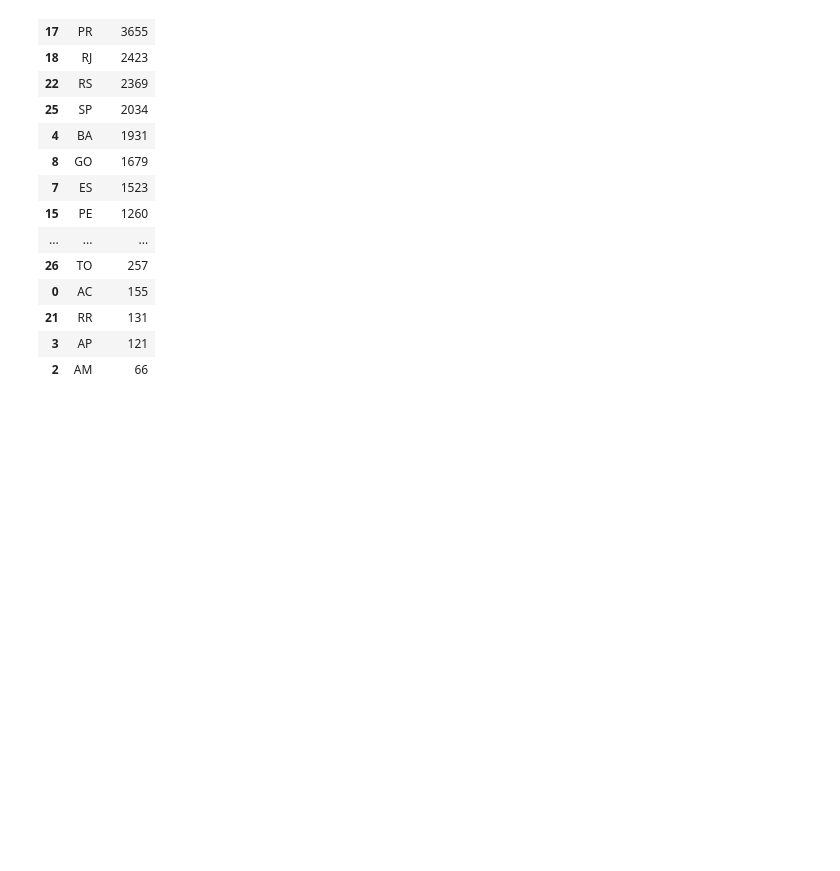
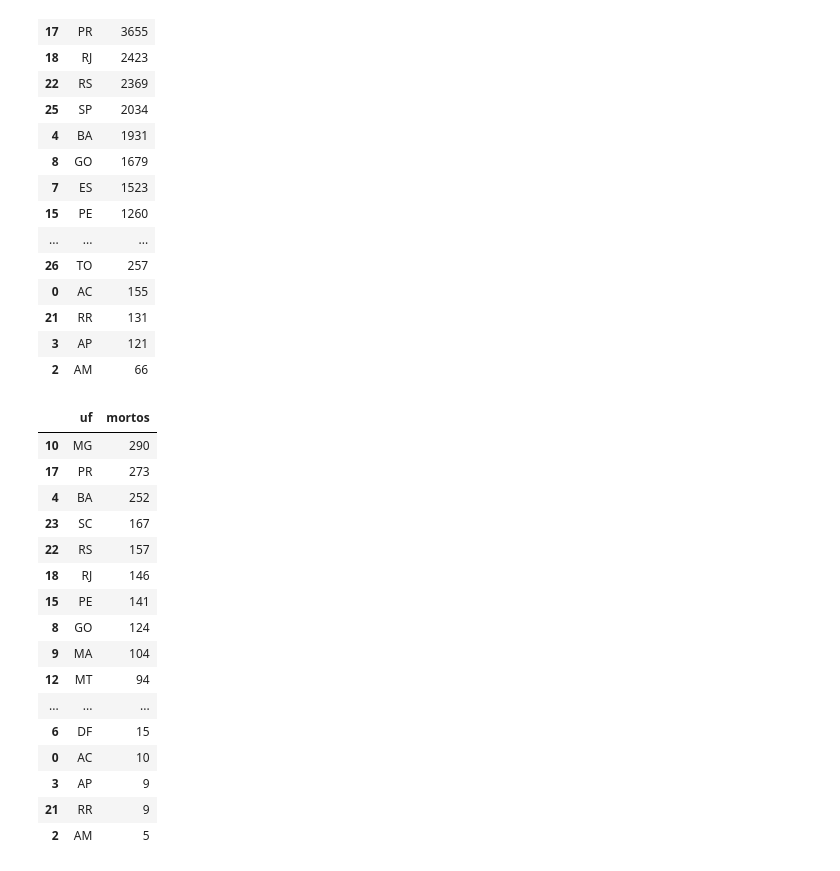
Before and after one commit to ivalcareggi/Data-Science, a Jupyter notebook: Projeto03- Acidentes-Brasil/Analise_de_acidentes_2021.ipynb, the cells around one changed output. Drawn from its saved outputs; the diff is of its cells as text; code cells hidden in the pictures; blank space fills up the shorter version.

Commit message:
Explorando a relação entre estados do Brasil e acidentes

```diff
--- a/Projeto03- Acidentes-Brasil/Analise_de_acidentes_2021.ipynb
+++ b/Projeto03- Acidentes-Brasil/Analise_de_acidentes_2021.ipynb
@@ -253,3 +253,24 @@ tipo_feridos_por_estado.sort_values('feridos', ascending=False) ## por ter trans
 | 21 | RR | 131 |
 | 3 | AP | 121 |
 | 2 | AM | 66 |
+# %%
+mortos_por_estado = df.groupby('uf')['mortos'].sum().reset_index(name = 'mortos')
+mortos_por_estado.sort_values('mortos',ascending=False)
+# %% [output]
+|  | uf | mortos |
+| 10 | MG | 290 |
+| 17 | PR | 273 |
+| 4 | BA | 252 |
+| 23 | SC | 167 |
+| 22 | RS | 157 |
+| 18 | RJ | 146 |
+| 15 | PE | 141 |
+| 8 | GO | 124 |
+| 9 | MA | 104 |
+| 12 | MT | 94 |
+| ... | ... | ... |
+| 6 | DF | 15 |
+| 0 | AC | 10 |
+| 3 | AP | 9 |
+| 21 | RR | 9 |
+| 2 | AM | 5 |
```
Also changed, not shown: parts of 9 cells of this notebook.
